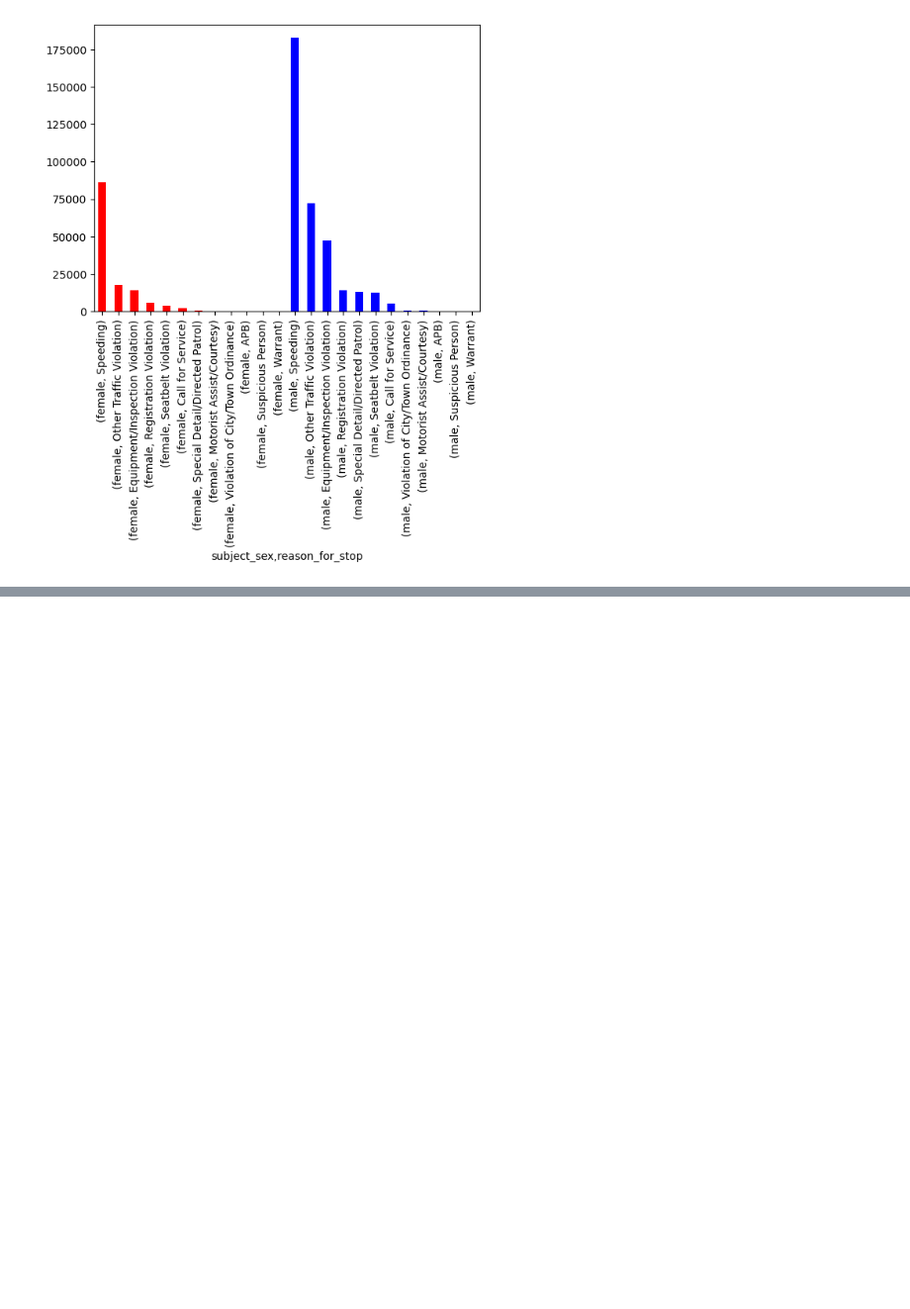
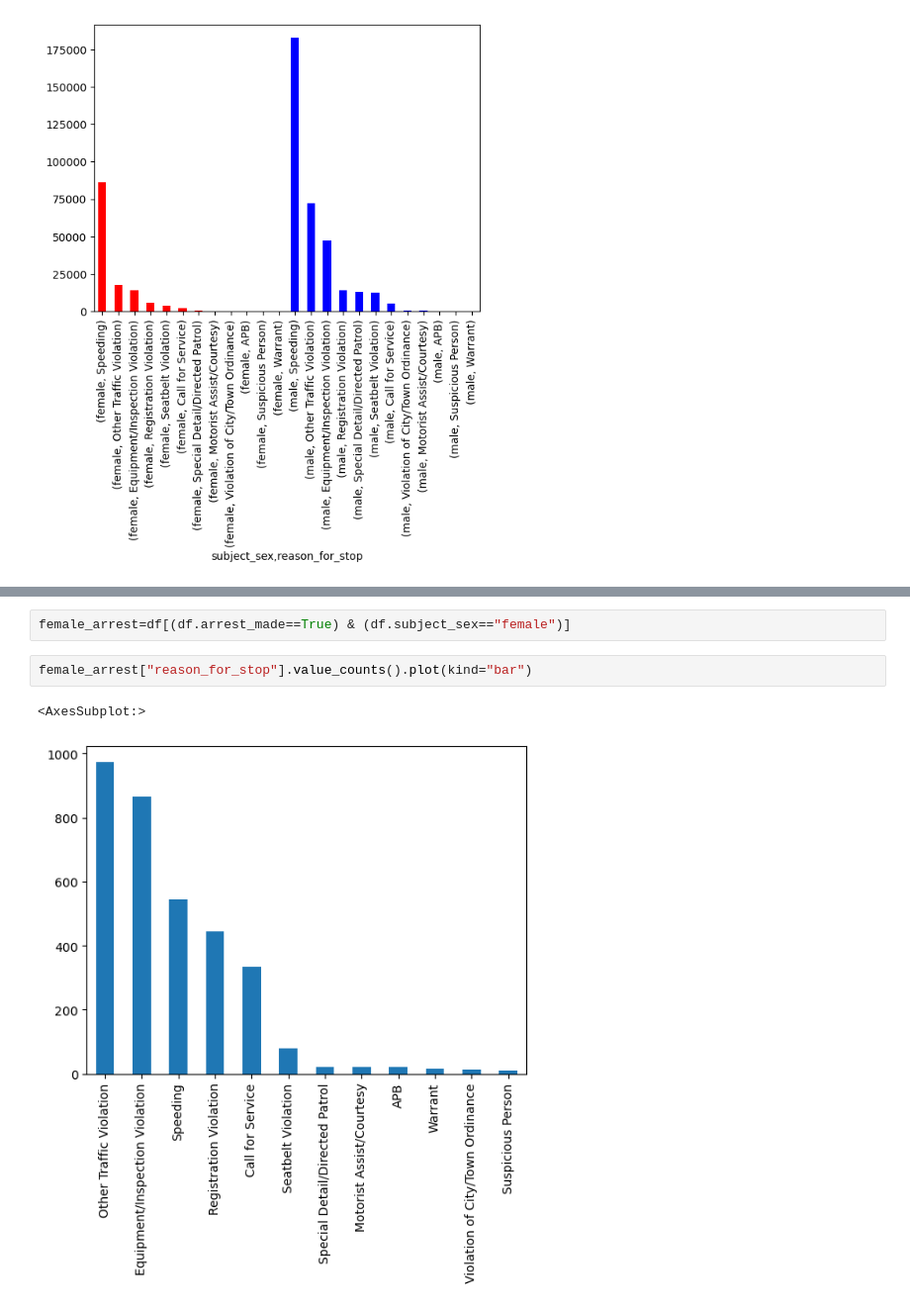
Before and after one commit to nevracorapsiz/Analyzing-Rhode-Island-Traffic-Stops, a Jupyter notebook: RI_TRAFFIC_STOPS.ipynb, the cells around one changed output, grey strips where cells are left out. Shown: that part at 99% size. Cells and saved outputs as stored; diff of their text form; blank space fills up the shorter version.

```diff
--- a/RI_TRAFFIC_STOPS.ipynb
+++ b/RI_TRAFFIC_STOPS.ipynb
@@ -300,2 +300,9 @@ female       APB                                    109
              Warrant                                 90
 dtype: int64
+# %%
+female_arrest=df[(df.arrest_made==True) & (df.subject_sex=="female")]
+# %%
+female_arrest["reason_for_stop"].value_counts().plot(kind="bar")
+# %% [output]
+<AxesSubplot:>
+[figure, added]
```
Also changed, not shown: parts of 16 cells of this notebook.
